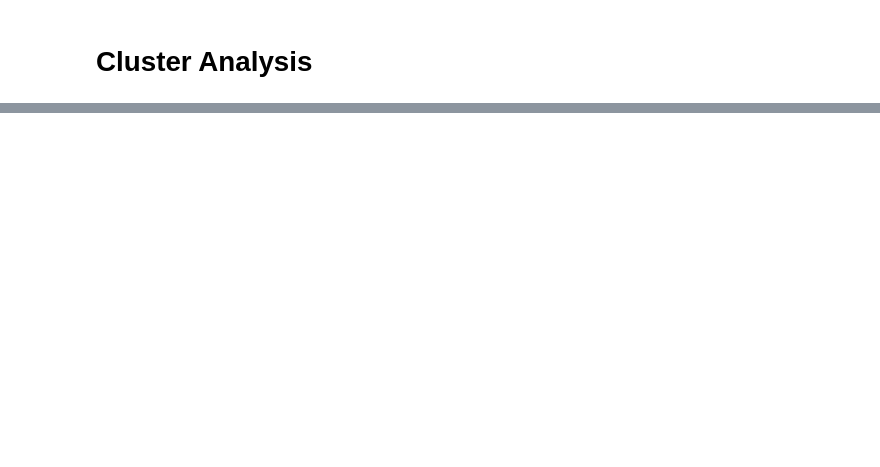
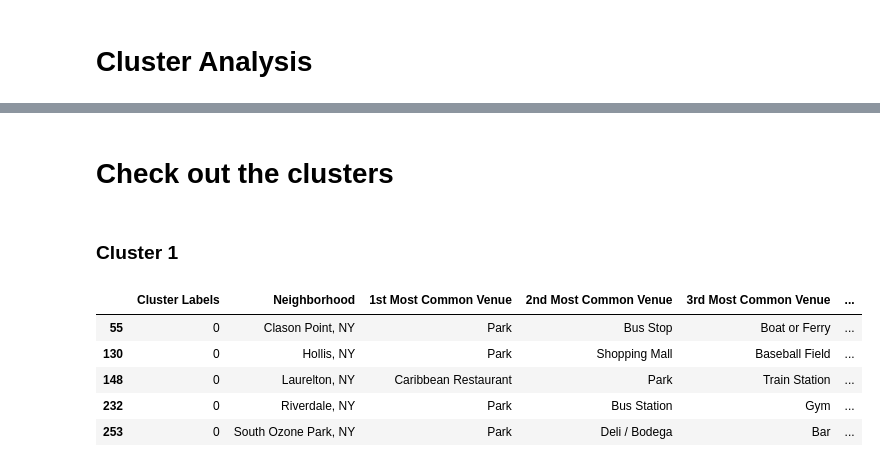
Before and after one commit to johndamaro/Coursera_Capstone, a Jupyter notebook: perfectfit.ipynb, the cells around one changed output, grey strips where cells are left out. Drawn from its saved outputs; the diff is of its cells as text; code cells hidden in the pictures; blank space fills up the shorter version.

Commit message:
Cluster Analysis finished; Start rent analysis

```diff
--- a/perfectfit.ipynb
+++ b/perfectfit.ipynb
@@ -273,7 +273,7 @@ for lat, lng, neighborhood in zip(bos_hoods['Latitude'], bos_hoods['Longitude'],
         fill_opacity=0.7,
         parse_html=False).add_to(map_usa)
 
-for lat, lng, neighborhood in zip(chi_hoods['Latitude'], chi_hoods['Longitude'], chi_hoods['Primary Neighborhood']):
+for lat, lng, neighborhood in zip(chi_hoods['Latitude'], chi_hoods['Longitude'], chi_hoods['Neighborhood']):
     label = '{}, Chicago'.format(neighborhood)
     label = folium.Popup(label, parse_html=True)
     folium.CircleMarker(
@@ -373,7 +373,7 @@ except KeyError:
 print("\n All BOS Neighborhoods Analyzed! \n")
 
 try:
-    chi_venues = getNearbyVenues(names=chi_hoods['Primary Neighborhood'],
+    chi_venues = getNearbyVenues(names=chi_hoods['Neighborhood'],
                              latitudes=chi_hoods['Latitude'],
                              longitudes=chi_hoods['Longitude']
                              )
@@ -587,3 +588,14 @@ neighborhoods_venues_sorted.head()
 | 4 | Arrochar, NY | Pizza Place | Bus Stop | Bagel Shop | Deli / Bodega | ... |
 # %% [markdown]
 # Cluster Analysis
+# %%
+# set number of clusters
+kclusters = 6
+
+cities_grouped_clustering = cities_grouped.drop('Neighborhood', 1)
+
+# run k-means clustering
+kmeans = KMeans(n_clusters=kclusters, random_state=0).fit(cities_grouped_clustering)
+
+# check cluster labels generated for each row in the dataframe
+kmeans.labels_[0:10]
@@ -589,0 +604,28 @@ neighborhoods_venues_sorted.head()
+# %%
+# add clustering labels
+neighborhoods_venues_sorted.insert(0, 'Cluster Labels', kmeans.labels_)
+
+# Split into respected cities
+nyc_sub = neighborhoods_venues_sorted[neighborhoods_venues_sorted['Neighborhood'].str.contains(", NY")]
+bos_sub = neighborhoods_venues_sorted[neighborhoods_venues_sorted['Neighborhood'].str.contains(", MA")]
+chi_sub = neighborhoods_venues_sorted[neighborhoods_venues_sorted['Neighborhood'].str.contains(", IL")]
+
+# Stripping State Abbreviation
+nyc_sub['Neighborhood'] = nyc_sub['Neighborhood'].map(lambda x: x.rstrip(', NY'))
+bos_sub['Neighborhood'] = bos_sub['Neighborhood'].map(lambda x: x.rstrip(', MA'))
+chi_sub['Neighborhood'] = chi_sub['Neighborhood'].map(lambda x: x.rstrip(', IL'))
+
+# merge cities locations with city clusters to add latitude/longitude for each neighborhood
+nyc_merged = nyc_hoods.join(nyc_sub.set_index('Neighborhood'), on='Neighborhood')
+bos_merged = bos_hoods.join(bos_sub.set_index('Neighborhood'), on='Neighborhood')
+chi_merged = chi_hoods.join(chi_sub.set_index('Neighborhood'), on='Neighborhood')
+
+# Dropping neighborhoods without venues; float to int
+nyc_merged.dropna(inplace=True)
+nyc_merged["Cluster Labels"] = nyc_merged["Cluster Labels"].astype(int)
+bos_merged.dropna(inplace=True)
+bos_merged["Cluster Labels"] = bos_merged["Cluster Labels"].astype(int)
+chi_merged.dropna(inplace=True)
+chi_merged["Cluster Labels"] = chi_merged["Cluster Labels"].astype(int)
+
+nyc_merged.head() # check the last columns!
@@ -589,0 +689,13 @@ neighborhoods_venues_sorted.head()
+# %% [markdown]
+# Check out the clusters
+# %% [markdown]
+### Cluster 1
+# %%
+neighborhoods_venues_sorted.loc[neighborhoods_venues_sorted['Cluster Labels'] == 0].head()
+# %% [output]
+|  | Cluster Labels | Neighborhood | 1st Most Common Venue | 2nd Most Common Venue | 3rd Most Common Venue | ... |
+| 55 | 0 | Clason Point, NY | Park | Bus Stop | Boat or Ferry | ... |
+| 130 | 0 | Hollis, NY | Park | Shopping Mall | Baseball Field | ... |
+| 148 | 0 | Laurelton, NY | Caribbean Restaurant | Park | Train Station | ... |
+| 232 | 0 | Riverdale, NY | Park | Bus Station | Gym | ... |
+| 253 | 0 | South Ozone Park, NY | Park | Deli / Bodega | Bar | ... |
```
Also changed, not shown: parts of 21 cells of this notebook.
